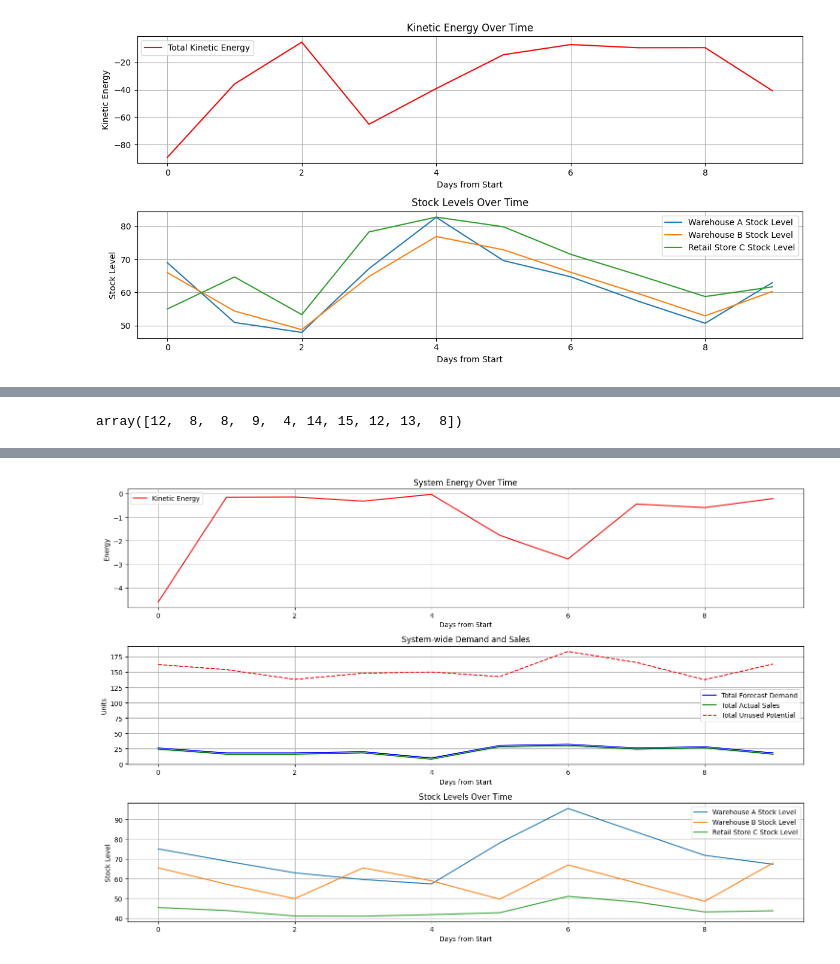
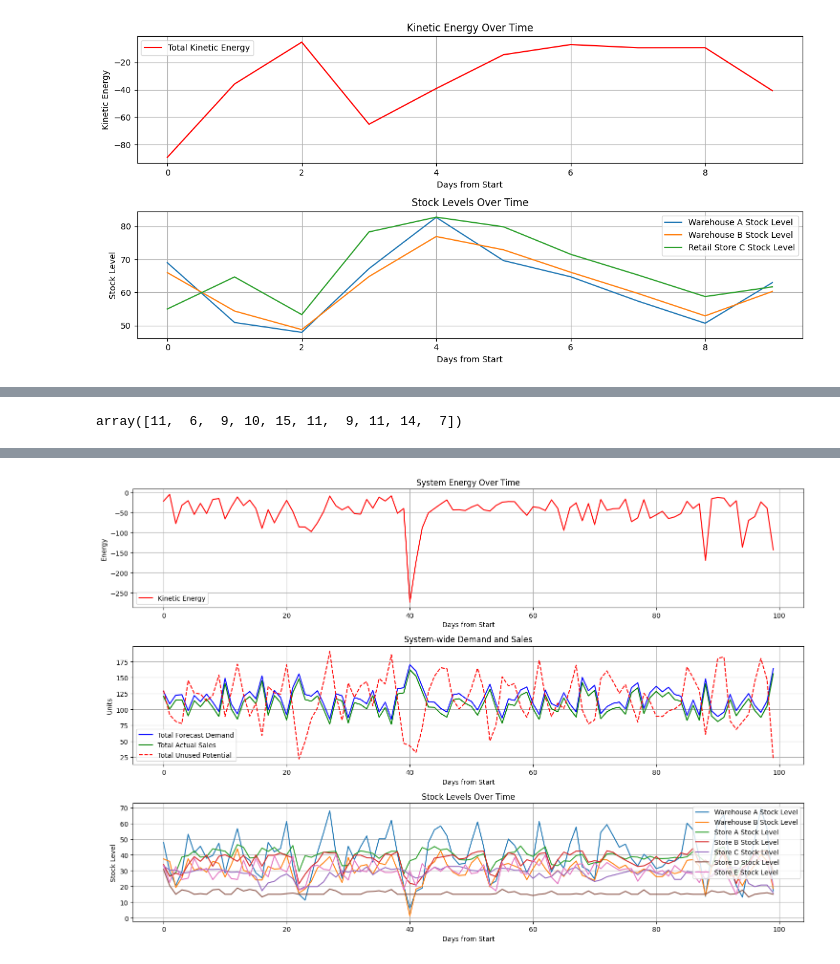
Before and after one commit to yusufprasetyo25/supplyseer, a Jupyter notebook: src/supplyseer/experimental/exotic_supplychain/sc-network.ipynb, the cells around one changed output, grey strips where cells are left out. Cells and saved outputs as stored; diff of their text form; code cells hidden in the pictures.

Commit message:
increase time period

```diff
--- a/src/supplyseer/experimental/exotic_supplychain/sc-network.ipynb
+++ b/src/supplyseer/experimental/exotic_supplychain/sc-network.ipynb
@@ -473,6 +628,8 @@ class SupplyChainNetwork2:
         plt.tight_layout()
         plt.show()
 # %%
-forecasted_demand = np.random.poisson(12, size=10)
+forecasted_demand = np.random.poisson(12, size=100)
+forecasted_demand2 = np.random.poisson(15, size=100)
+forecasted_demand3 = np.random.poisson(15, size=100)
 forecasted_demand
 # %% [output]
@@ -480,46 +642,80 @@ array([13,  9,  9, 10,  5, 15, 16, 13, 14,  9])
 # %%
 forecasted_demand - 1
 # %% [output]
-array([12,  8,  8,  9,  4, 14, 15, 12, 13,  8])
+array([11,  6,  9, 10, 15, 11,  9, 11, 14,  7])
 # %%
+index = pd.date_range(start='2023-01-01', periods=100, freq='D')
+
+N = 100
 # Example input data
 warehouse_df = pd.DataFrame({
-    'stock_level': [100] * 10,
+    'stock_level': [100] * N,
     'forecast_demand': forecasted_demand,
     'actual_sales': forecasted_demand - 1,
-    'reorder_point': [60] * 10,
-    'target_stock': [100] * 10,
-    'replenishment_lead_time': [2] * 10  # 2 days to receive new stock
+    'reorder_point': [60] * N,
+    'target_stock': [100] * N,
+    'replenishment_lead_time': [2] * N  # 2 days to receive new stock
 }, index=index)
 
 warehouse_b_df = pd.DataFrame({
-    'stock_level': [80] * 10,
-    'forecast_demand': forecasted_demand,
-    'actual_sales': forecasted_demand - 1,
-    'reorder_point': [50] * 10,  # Order when stock falls below 50
-    'target_stock': [80] * 10,   # Restock to 80
-    'replenishment_lead_time': [1] * 10  # 1 day to receive new stock
+    'stock_level': [80] * N,
+    'forecast_demand': forecasted_demand2+forecasted_demand3,
+    'actual_sales': (forecasted_demand2 - 1)+(forecasted_demand3 - 1),
+    'reorder_point': [50] * N,  # Order when stock falls below 50
+    'target_stock': [80] * N,   # Restock to 80
+    'replenishment_lead_time': [1] * N  # 1 day to receive new stock
 }, index=index)
 
-
-retail_store_c_df = pd.DataFrame({
-    'stock_level': [30] * 10,
+retail_store_a_df = pd.DataFrame({
+    'stock_level': [30] * N,
     'forecast_demand': forecasted_demand,
     'actual_sales': forecasted_demand - 1,
 }, index=index)
 
+retail_store_b_df = pd.DataFrame({
+    'stock_level': [30] * N,
+    'forecast_demand': forecasted_demand2,
+    'actual_sales': forecasted_demand2 - 1,
+}, index=index)
+
+retail_store_c_df = pd.DataFrame({
+    'stock_level': [35] * N,
+    'forecast_demand': forecasted_demand3,
+    'actual_sales': forecasted_demand3 - 1,
+}, index=index)
+
+retail_store_d_df = pd.DataFrame({
+    'stock_level': [50] * N,
+    'forecast_demand': forecasted_demand2*1.2,
+    'actual_sales': forecasted_demand2*1.2 - 1,
+}, index=index)
+
+retail_store_e_df = pd.DataFrame({
+    'stock_level': [45] * N,
+    'forecast_demand': forecasted_demand3*1.1,
+    'actual_sales': forecasted_demand3*1.1 - 1,
+}, index=index)
+
 # Create nodes
 nodes = {
-    'Warehouse A': SupplyChainNode2('Warehouse A', warehouse_a_df),
+    'Warehouse A': SupplyChainNode2('Warehouse A', warehouse_df),
     'Warehouse B': SupplyChainNode2('Warehouse B', warehouse_b_df),
-    'Retail Store C': SupplyChainNode2('Retail Store C', retail_store_c_df)
+    'Store A': SupplyChainNode2("Store A", retail_store_a_df),
+    'Store B': SupplyChainNode2('Store B', retail_store_b_df),
+    'Store C': SupplyChainNode2('Store C', retail_store_c_df),
+    'Store D': SupplyChainNode2('Store D', retail_store_d_df),
+    'Store E': SupplyChainNode2('Store E', retail_store_e_df)
+
 }
 
 # Define edges
 edges = {
-    ('Warehouse A', 'Retail Store C'): {'potential': 0.4, 'max_flow_rate': 25},
-    ('Warehouse B', 'Retail Store C'): {'potential': 0.5, 'max_flow_rate': 20},
-    ('Warehouse A', 'Warehouse B'): {'potential': 0.3, 'max_flow_rate': 15}
+    ('Warehouse A', 'Store A'): {'potential': 0.4, 'max_flow_rate': 25},
+    ('Warehouse A', 'Store B'): {'potential': 0.5, 'max_flow_rate': 20},
+    ("Warehouse B", 'Store C'): {'potential': 0.6, 'max_flow_rate': 15},
+    ("Warehouse B", 'Store D'): {'potential': 0.1, 'max_flow_rate': 15},
+    ("Warehouse A", 'Store E'): {'potential': 0.2, 'max_flow_rate': 30},
+    ('Warehouse A', 'Warehouse B'): {'potential': 0.15, 'max_flow_rate': 15}
 }
 
 # Create and simulate network
@@ -563,4 +759,4 @@ Warehouse B received 31.46 units from external supplier
-[figure, old version]
+[figure, new version]
 # %%
 store_df = network.get_filtered_metrics("store")
 store_df
```
Also changed, not shown: parts of 18 cells of this notebook.
